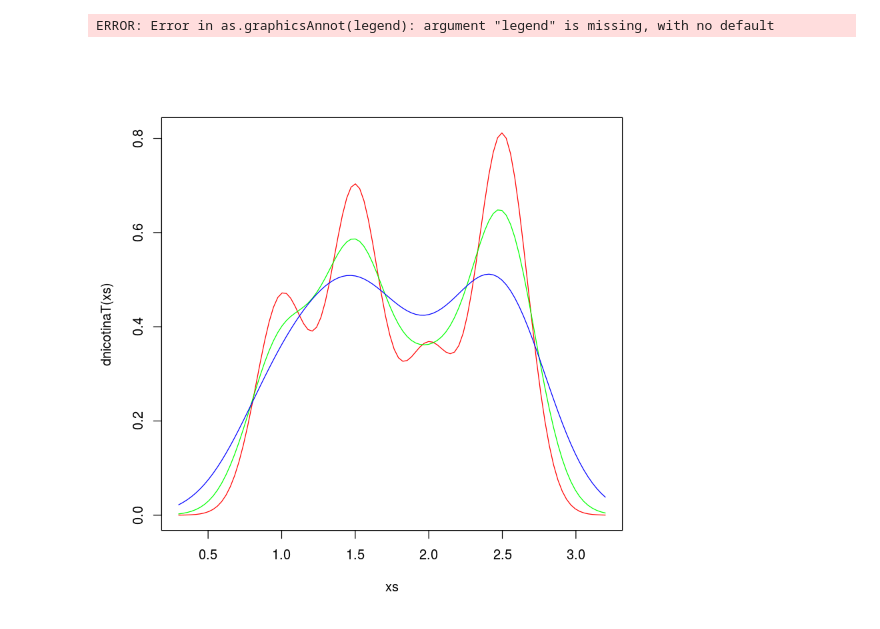
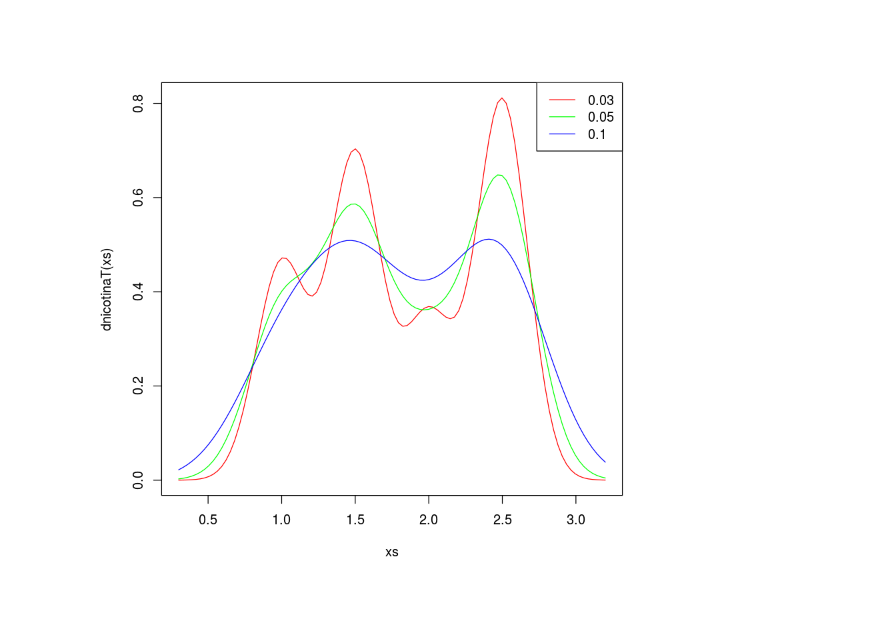
Before and after one commit to m2march/tp_final_r, a Jupyter notebook: Lista_4.ipynb, the cells around one changed output. Saved outputs shown, nothing was run; the diff lists cells and outputs as text; code cells hidden in the pictures.

```diff
--- a/Lista_4.ipynb
+++ b/Lista_4.ipynb
@@ -27,19 +78,20 @@ plot(xs, ys, type='l')
 # %%
 ## Ej 10
-gen <- function(pp, dd) {
+gen <- function(pp, mus, sigmasqs) {
     function(t) {
             acum = 0
             for (i in 1:length(pp)) {
-                acum = acum + pp[i] * dd[[i]](t)
+                acum = acum + pp[i] * dnorm(t, mus[i], sqrt(sigmasqs[i]))
             }
             return(acum)
         }
 }
-dnicotinaX <- gen(c(0.35, 0.65), c(dt1, dt2))
-dnicotinaN <- gen(c(0.2, 0.8), c(dt1, dt2))
+dnicotinaX <- gen(c(0.35, 0.65), c(1.9, 2.2), c(0.16, 0.09))
+dnicotinaN <- gen(c(0.8, 0.2), c(1.9, 3.2), c(0.16, 0.09))
 
 
 xs = seq(0.7, 3.1, length=100)
-plot(xs, dnicotinaN(xs), type='l', col='red')
+ymax = max(c(dnicotinaN(xs), dnicotinaX(xs)))
+plot(xs, dnicotinaN(xs), type='l', col='red', ylim=c(0, ymax))
 lines(xs, dnicotinaX(xs), type='l', col='black')
 # %% [output]
@@ -47,20 +99,18 @@ lines(xs, dnicotinaX(xs), type='l', col='black')
 # %%
 ## Ej 11
-genD = function(m, sd) { return(function(t) { dnorm(t, m, sqrt(sd)) }) }
 sdd = c(0.03, 0.05, 0.1)
 xs = seq(0.3, 3.2, length=100)
 cols = c('red', 'green', 'blue', 'purple')
 for (i in 1:length(sdd)) {
     sd = sdd[i]
     color = cols[i]
-    dnicotinaT = gen(c(0.2, 0.3, 0.15, 0.35), c(genD(1, sd), genD(1.5, sd), genD(2, sd), genD(2.5, sd)))
+    dnicotinaT = gen(c(0.2, 0.3, 0.15, 0.35), c(1, 1.5, 2, 2.5), rep(sd, 4))
     if (i == 1) {
         plot(xs, dnicotinaT(xs), type='l', col=color)
     } else {
         lines(xs, dnicotinaT(xs), type='l', col=color)
     }
 }
-legend('topleft', sdd)
+legend('topright', legend=sdd, lty=rep(1, length(sdd)), lwd=rep(1, length(sdd)), col=cols)
 # %% [output]
-ERROR: Error in as.graphicsAnnot(legend): argument "legend" is missing, with no default
-[figure, old version]
+[figure, new version]
```
Also changed, not shown: parts of 12 cells of this notebook, 2 other files.
